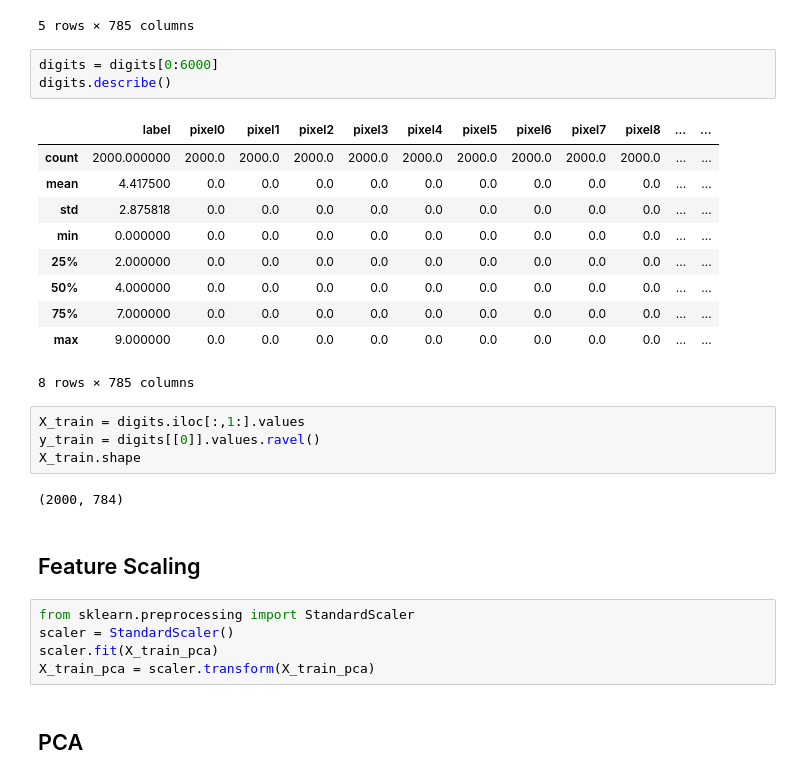
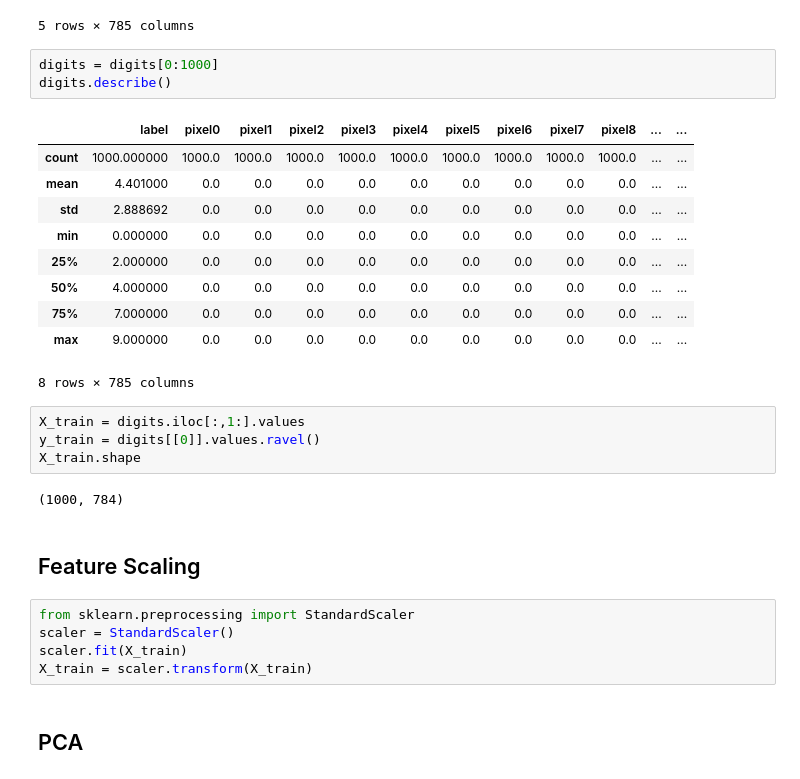
Before and after one commit to jgzuke/KaggleScripts, a Jupyter notebook: Digits/DigitRecognizer.ipynb, the cells around one changed output. Drawn from its saved outputs; the diff is of its cells as text.

```diff
--- a/Digits/DigitRecognizer.ipynb
+++ b/Digits/DigitRecognizer.ipynb
@@ -15,13 +15,13 @@ digits.head()
 | 4 | 0 | 0 | 0 | 0 | 0 | 0 | 0 | 0 | 0 | 0 | ... | ... |
 5 rows × 785 columns
 # %%
-digits = digits[0:6000]
+digits = digits[0:1000]
 digits.describe()
 # %% [output]
 |  | label | pixel0 | pixel1 | pixel2 | pixel3 | pixel4 | pixel5 | pixel6 | pixel7 | pixel8 | ... | ... |
-| count | 2000.000000 | 2000.0 | 2000.0 | 2000.0 | 2000.0 | 2000.0 | 2000.0 | 2000.0 | 2000.0 | 2000.0 | ... | ... |
-| mean | 4.417500 | 0.0 | 0.0 | 0.0 | 0.0 | 0.0 | 0.0 | 0.0 | 0.0 | 0.0 | ... | ... |
-| std | 2.875818 | 0.0 | 0.0 | 0.0 | 0.0 | 0.0 | 0.0 | 0.0 | 0.0 | 0.0 | ... | ... |
+| count | 1000.000000 | 1000.0 | 1000.0 | 1000.0 | 1000.0 | 1000.0 | 1000.0 | 1000.0 | 1000.0 | 1000.0 | ... | ... |
+| mean | 4.401000 | 0.0 | 0.0 | 0.0 | 0.0 | 0.0 | 0.0 | 0.0 | 0.0 | 0.0 | ... | ... |
+| std | 2.888692 | 0.0 | 0.0 | 0.0 | 0.0 | 0.0 | 0.0 | 0.0 | 0.0 | 0.0 | ... | ... |
 | min | 0.000000 | 0.0 | 0.0 | 0.0 | 0.0 | 0.0 | 0.0 | 0.0 | 0.0 | 0.0 | ... | ... |
 | 25% | 2.000000 | 0.0 | 0.0 | 0.0 | 0.0 | 0.0 | 0.0 | 0.0 | 0.0 | 0.0 | ... | ... |
 | 50% | 4.000000 | 0.0 | 0.0 | 0.0 | 0.0 | 0.0 | 0.0 | 0.0 | 0.0 | 0.0 | ... | ... |
@@ -33,14 +33,14 @@ X_train = digits.iloc[:,1:].values
 y_train = digits[[0]].values.ravel()
 X_train.shape
 # %% [output]
-(2000, 784)
+(1000, 784)
 # %% [markdown]
 ## Feature Scaling
 # %%
 from sklearn.preprocessing import StandardScaler
 scaler = StandardScaler()
-scaler.fit(X_train_pca)
-X_train_pca = scaler.transform(X_train_pca)
+scaler.fit(X_train)
+X_train = scaler.transform(X_train)
 # %% [markdown]
 ## PCA
 # %%
```
Also changed, not shown: parts of 12 cells of this notebook.
